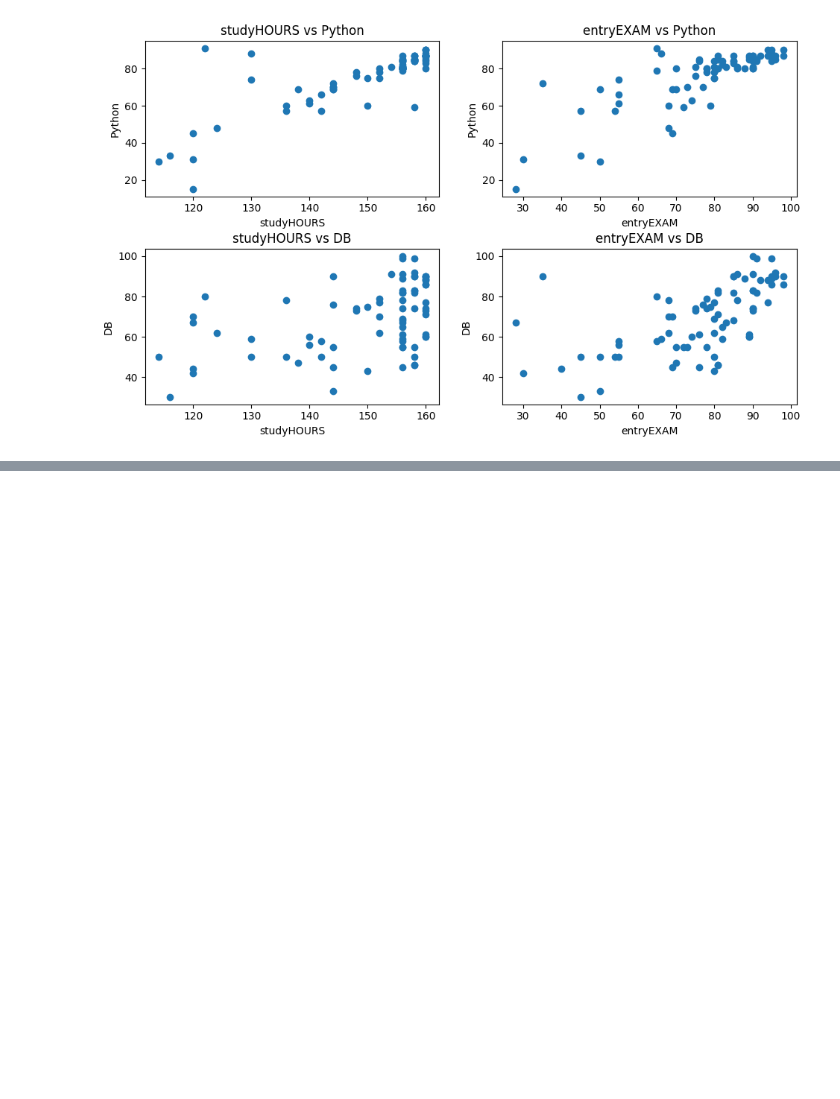
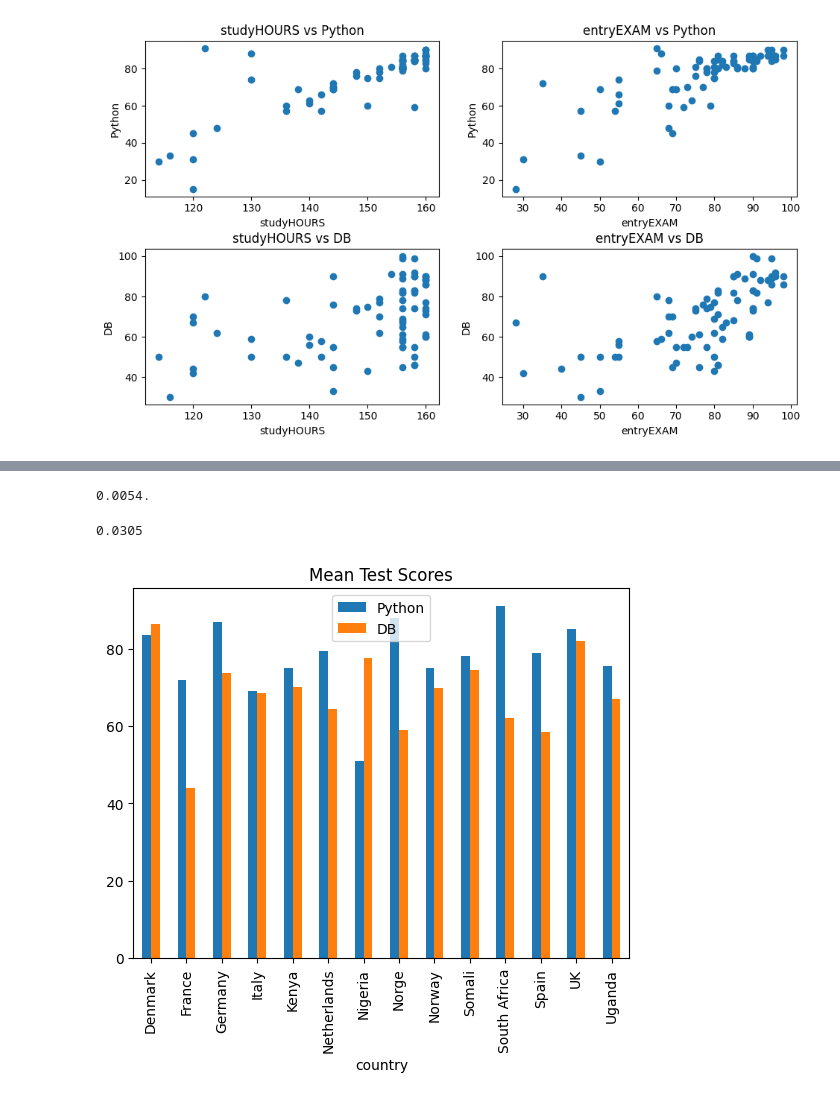
Before and after one commit to tbakas/data_analysis_projects, a Jupyter notebook: BI Data Cleaning.ipynb, the cells around one changed output, grey strips where cells are left out. Cells and saved outputs as stored; diff of their text form; code cells hidden in the pictures; blank space fills up the shorter version.

```diff
--- a/BI Data Cleaning.ipynb
+++ b/BI Data Cleaning.ipynb
@@ -258,0 +289,16 @@ But for both Python and DB scores, the correlations aren't very strong.
+# %%
+# We find that the Masters level performed the best in both. Assuming independence and ignoring the small
+# sample sizes, its p-value when compared to High School level for DB is:
+
+p_value = get_p_value(education_stats, 'DB', 'Masters', 'High School')
+print(p_value, end='.')
+# %% [output]
+0.0054.
+# %%
+# So there is evidence education level does have an impact on DB scores. While for Python scores, the p-value
+# between Masters and High School levels is:
+
+p_value = get_p_value(education_stats, 'Python', 'Masters', 'High School')
+print(p_value)
+# %% [output]
+0.0305
@@ -258,0 +307,5 @@ But for both Python and DB scores, the correlations aren't very strong.
+# %%
+# Country
+barplots('country')
+# %% [output]
+[figure, added]
```
Also changed, not shown: parts of 31 cells of this notebook.
